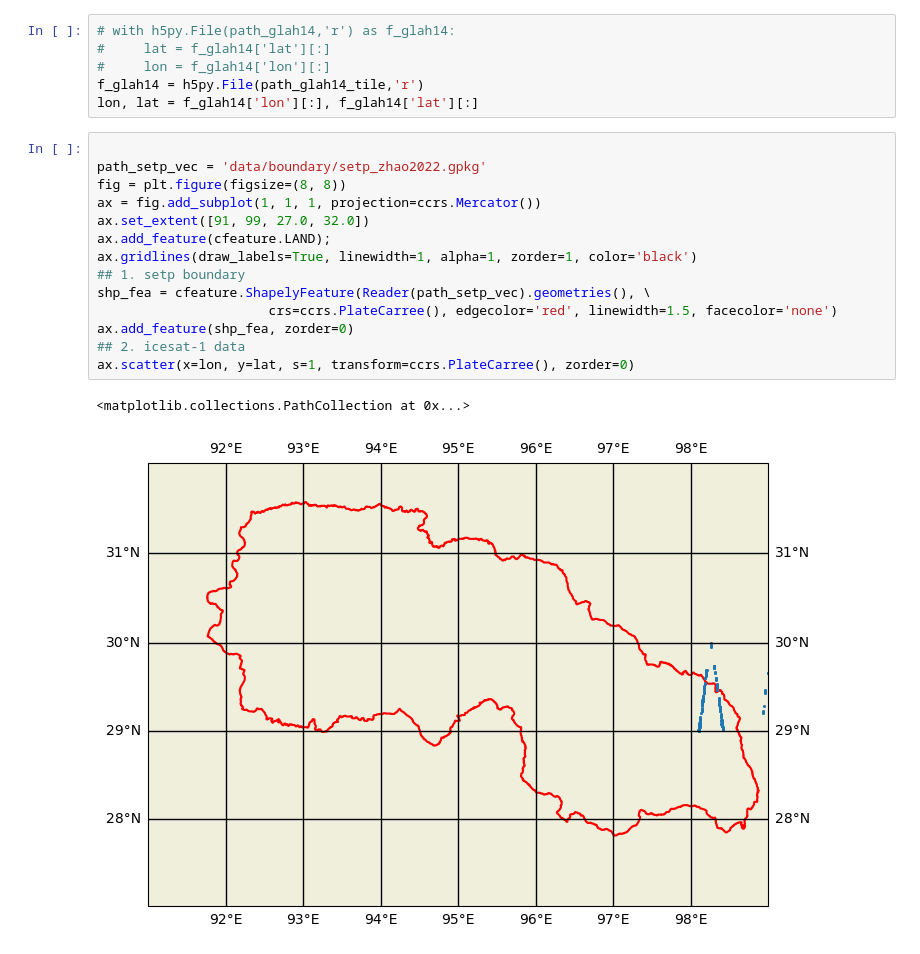
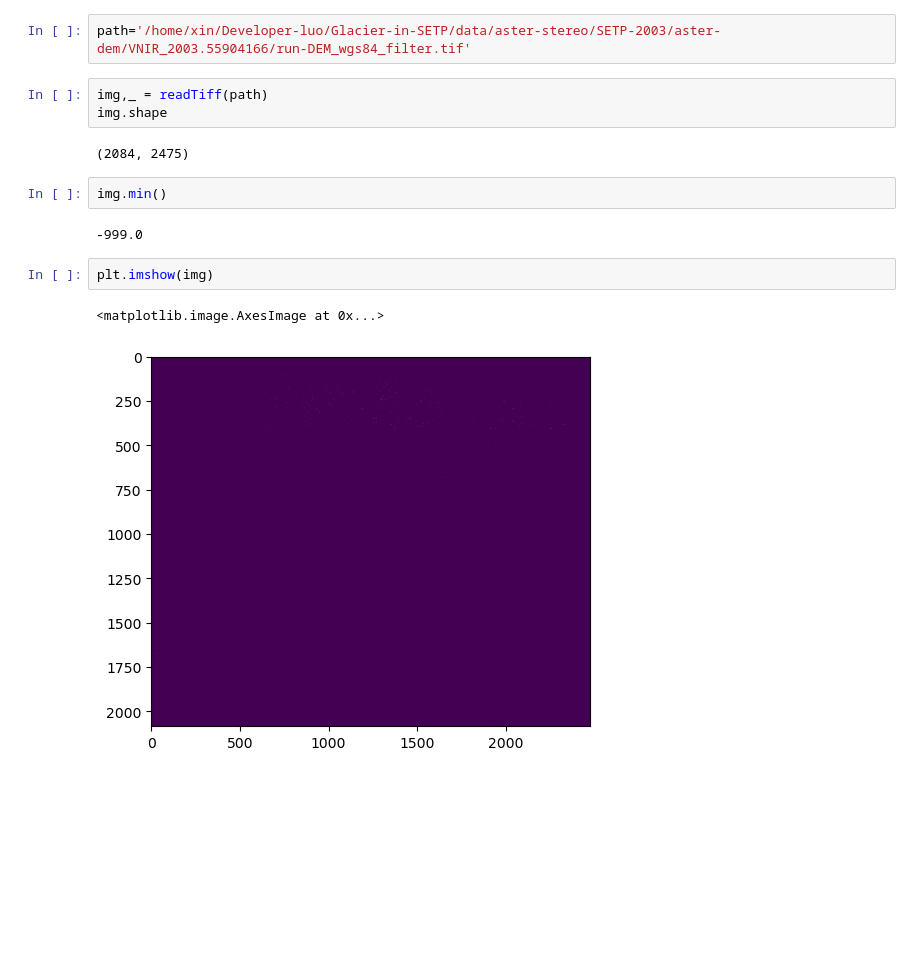
Before and after one commit to xinluo2018/Glacier-in-SETP, a Jupyter notebook: tmp.ipynb, the cells around one changed output. Drawn from its saved outputs; the diff is of its cells as text; blank space fills up the shorter version.

```diff
--- a/tmp.ipynb
+++ b/tmp.ipynb
@@ -22,23 +10,16 @@ track                    Dataset {378}
-# %%
-# with h5py.File(path_glah14,'r') as f_glah14:
-#     lat = f_glah14['lat'][:]
-#     lon = f_glah14['lon'][:]
-f_glah14 = h5py.File(path_glah14_tile,'r')
-lon, lat = f_glah14['lon'][:], f_glah14['lat'][:]
-# %%
-
-path_setp_vec = 'data/boundary/setp_zhao2022.gpkg'
-fig = plt.figure(figsize=(8, 8))
-ax = fig.add_subplot(1, 1, 1, projection=ccrs.Mercator())
-ax.set_extent([91, 99, 27.0, 32.0])
-ax.add_feature(cfeature.LAND);
-ax.gridlines(draw_labels=True, linewidth=1, alpha=1, zorder=1, color='black')
-## 1. setp boundary
-shp_fea = cfeature.ShapelyFeature(Reader(path_setp_vec).geometries(), \
-                      crs=ccrs.PlateCarree(), edgecolor='red', linewidth=1.5, facecolor='none')
-ax.add_feature(shp_fea, zorder=0)
-## 2. icesat-1 data
-ax.scatter(x=lon, y=lat, s=1, transform=ccrs.PlateCarree(), zorder=0)
-# %% [output]
-<matplotlib.collections.PathCollection at 0x...>
-[figure, removed]
+# %%
+path='/home/xin/Developer-luo/Glacier-in-SETP/data/aster-stereo/SETP-2003/aster-dem/VNIR_2003.55904166/run-DEM_wgs84_filter.tif'
+# %%
+img,_ = readTiff(path)
+img.shape
+# %% [output]
+(2084, 2475)
+# %%
+img.min()
+# %% [output]
+-999.0
+# %%
+plt.imshow(img)
+# %% [output]
+<matplotlib.image.AxesImage at 0x...>
+[figure, added]
```
Also changed, not shown: parts of 3 cells of this notebook, 19 other files.
